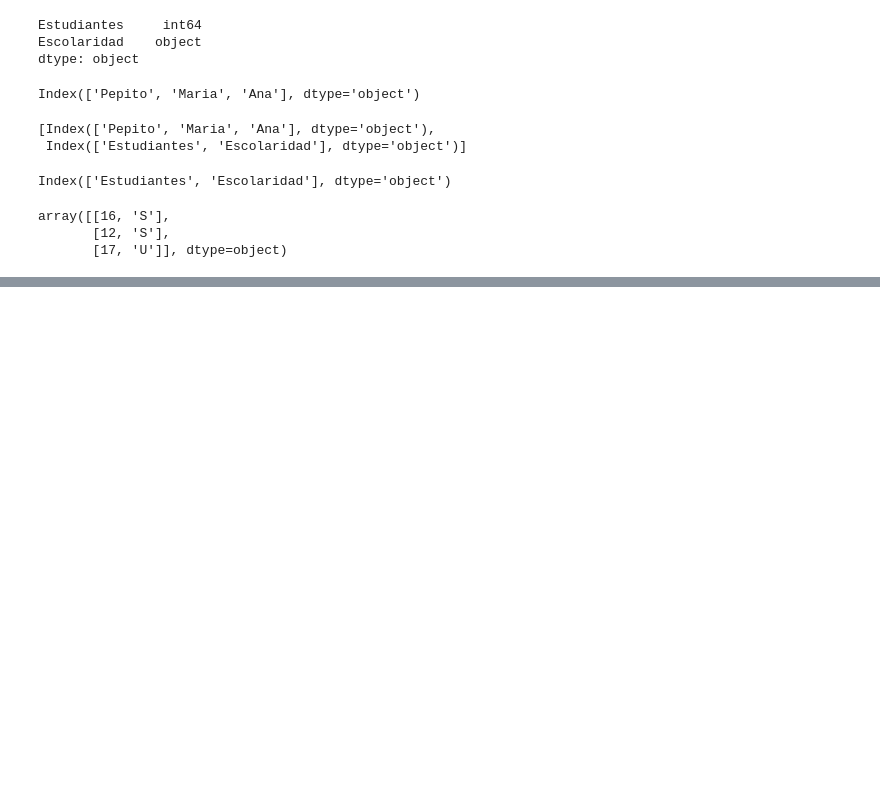
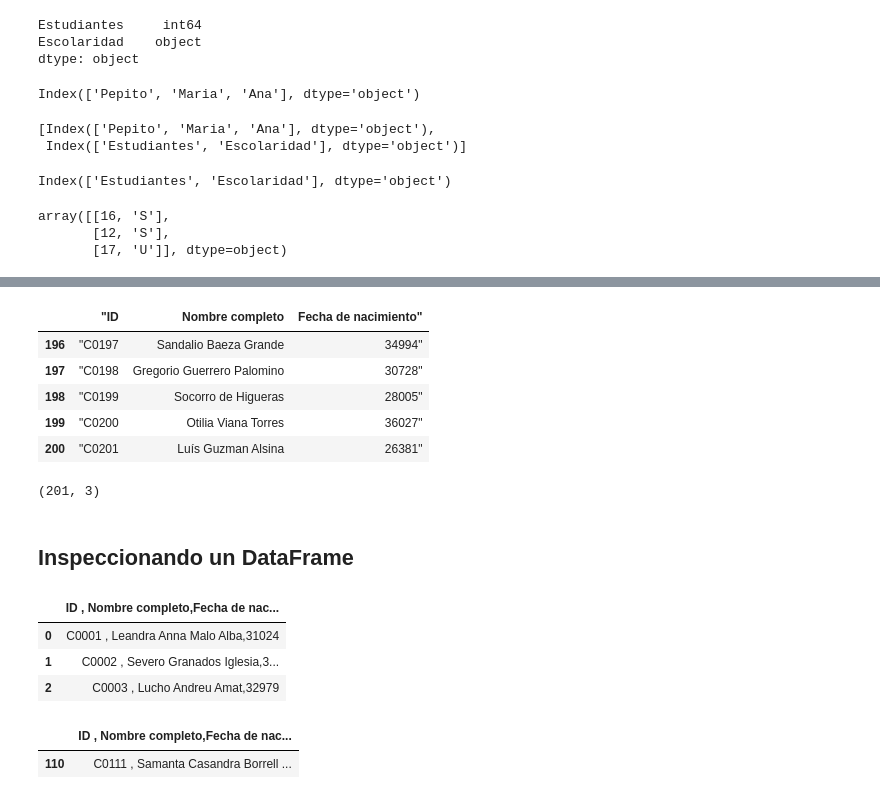
Before and after one commit to CamiloAOsorno333/PythonYa, a Jupyter notebook: AnalisisDatos/PANDAS.ipynb, the cells around one changed output, grey strips where cells are left out. Drawn from its saved outputs; the diff is of its cells as text; code cells hidden in the pictures; blank space fills up the shorter version.

```diff
--- a/AnalisisDatos/PANDAS.ipynb
+++ b/AnalisisDatos/PANDAS.ipynb
@@ -101,0 +227,36 @@ array([[16, 'S'],
+# %%
+df2=pd.read_csv('listaClientes.csv', encoding='latin-1', sep=', ')
+df2.tail()
+## Muestra las últimas 5 filas
+# %% [output]
+|  | "ID | Nombre completo | Fecha de nacimiento" |
+| 196 | "C0197 | Sandalio Baeza Grande | 34994" |
+| 197 | "C0198 | Gregorio Guerrero Palomino | 30728" |
+| 198 | "C0199 | Socorro de Higueras | 28005" |
+| 199 | "C0200 | Otilia Viana Torres | 36027" |
+| 200 | "C0201 | Luís Guzman Alsina | 26381" |
+# %%
+df2=pd.read_csv('listaClientes.csv', encoding='latin-1', sep=", ")
+df2.tail()
+df2.shape
+## Muestra las últimas 5 filas
+# %% [output]
+(201, 3)
+# %% [markdown]
+## Inspeccionando un DataFrame
+# %%
+df2=pd.read_csv('ejemploII.csv', encoding='latin-1')
+df2.head(3)
+## Muestra las primeras 5 filas
+# %% [output]
+|  | ID , Nombre completo,Fecha de nac... |
+| 0 | C0001 , Leandra Anna Malo Alba,31024 |
+| 1 | C0002 , Severo Granados Iglesia,3... |
+| 2 | C0003 , Lucho Andreu Amat,32979 |
+# %%
+df2=pd.read_csv('ejemploII.csv', encoding='latin-1')
+df2.sample()
+## Muestra las primeras 5 filas
+# %% [output]
+|  | ID , Nombre completo,Fecha de nac... |
+| 110 | C0111 , Samanta Casandra Borrell ... |
```
Also changed, not shown: parts of 27 cells of this notebook, 3 other files.
